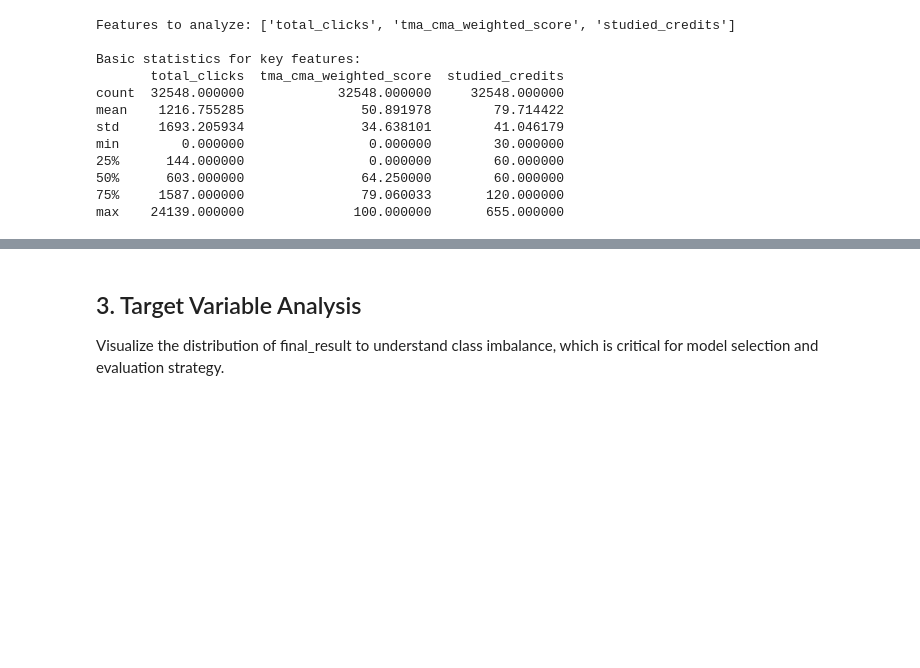
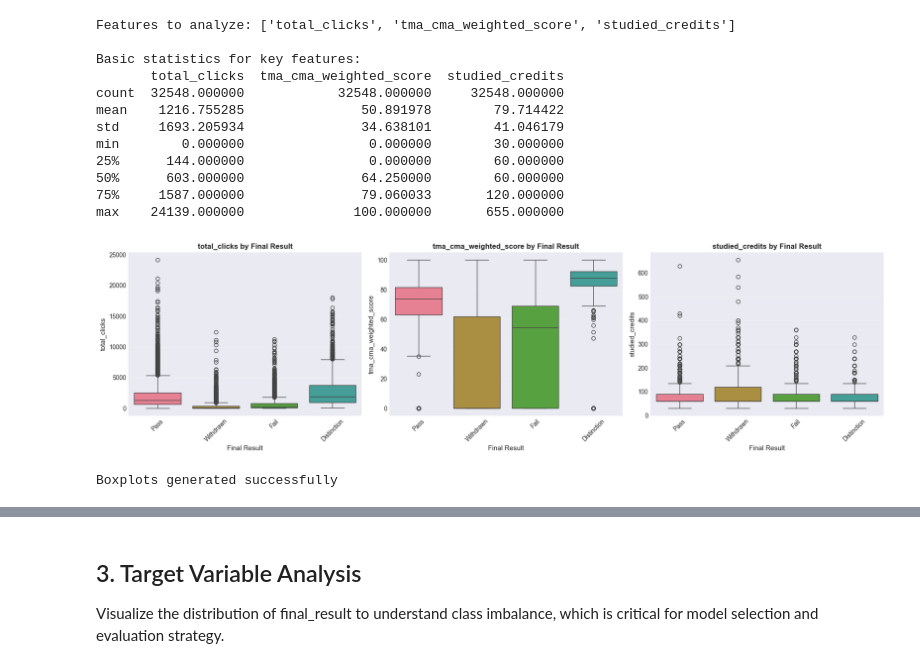
Before and after one commit to Lithika-Ramesh/data-mining, a Jupyter notebook: analysis/eda_visualizations.ipynb, the cells around one changed output, grey strips where cells are left out. Cells and saved outputs as stored; diff of their text form; code cells hidden in the pictures; blank space fills up the shorter version.

```diff
--- a/analysis/eda_visualizations.ipynb
+++ b/analysis/eda_visualizations.ipynb
@@ -204,27 +239,31 @@ max    24139.000000              100.000000       655.000000
 # %%
 # Create boxplots grouped by final_result
 fig, axes = plt.subplots(1, 3, figsize=(18, 5))
 
 for idx, feature in enumerate(features_present):
     sns.boxplot(
         data=df,
         x='final_result',
         y=feature,
         ax=axes[idx],
-        palette='Set2'
+        hue='final_result',
+        legend=False
     )
     axes[idx].set_title(f'{feature} by Final Result', fontsize=12, fontweight='bold')
     axes[idx].set_xlabel('Final Result', fontsize=11)
     axes[idx].set_ylabel(feature, fontsize=11)
     axes[idx].grid(axis='y', alpha=0.3)
 
     # Rotate x labels if needed
     axes[idx].tick_params(axis='x', rotation=45)
 
 plt.tight_layout()
 plt.show()
 
 print("Boxplots generated successfully")
+# %% [output]
+[figure, added]
+Boxplots generated successfully
 # %%
 # Detailed outlier analysis
 print("="*80)
```
Also changed, not shown: parts of 11 cells of this notebook.
